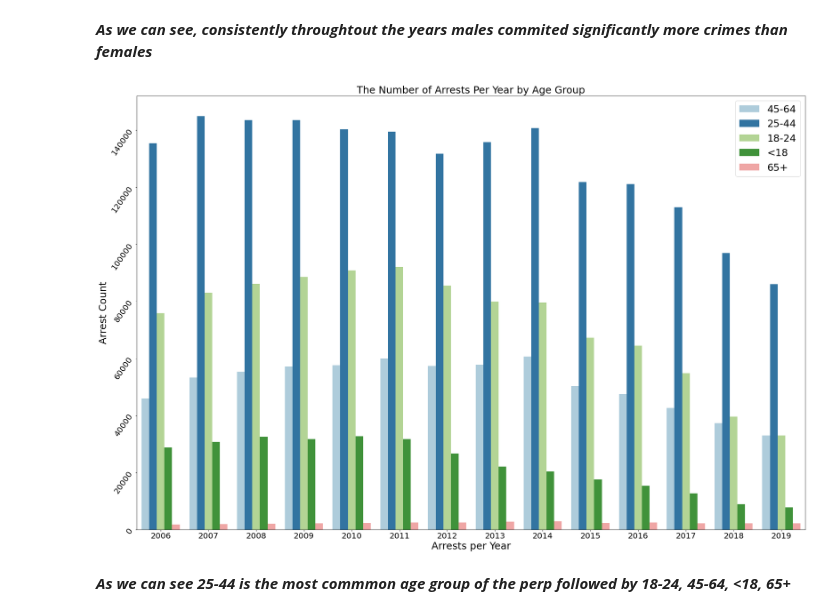
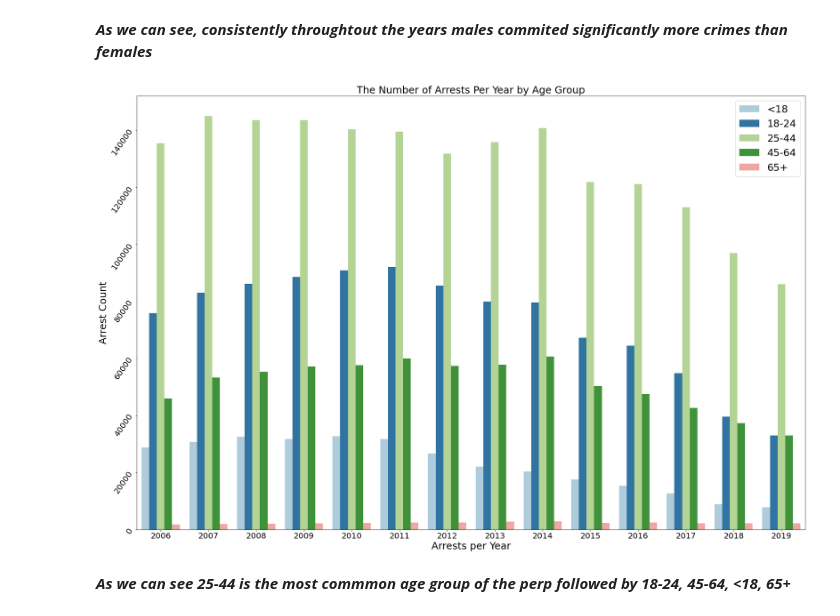
Before and after one commit to Gkimatov/CS-460, a Jupyter notebook: 460_Data_Visualization.ipynb, the cells around one changed output. Saved outputs shown, nothing was run; the diff lists cells and outputs as text; code cells hidden in the pictures.

Commit message:
sort age_group bars

```diff
--- a/460_Data_Visualization.ipynb
+++ b/460_Data_Visualization.ipynb
@@ -111,15 +111,15 @@ _ = plt.yticks(fontsize=20,rotation=55)
 ***As we can see, consistently throughtout the years males commited significantly more crimes than females***
 # %%
 plt.figure(figsize=(30,20))
-sns.countplot(x=arrest_year,hue=df['age_group'],palette='Paired')
+sns.countplot(x=arrest_year,hue=df['age_group'], hue_order=['<18', '18-24', '25-44', '45-64', '65+'], palette='Paired')
 _ = plt.title('The Number of Arrests Per Year by Age Group',fontsize=25)
 _ = plt.xlabel('Arrests per Year',fontsize=25)
 _ = plt.ylabel('Arrest Count',fontsize=25)
 _ = plt.legend(loc="upper right",fontsize=25)
 _ = plt.xticks(fontsize=20)
 _ = plt.yticks(fontsize=20,rotation=55)
 # %% [output]
-[figure, old version]
+[figure, new version]
 # %% [markdown]
 ***As we can see 25-44 is the most commmon age group of the perp followed by 18-24, 45-64, <18, 65+***
 # %%
```
